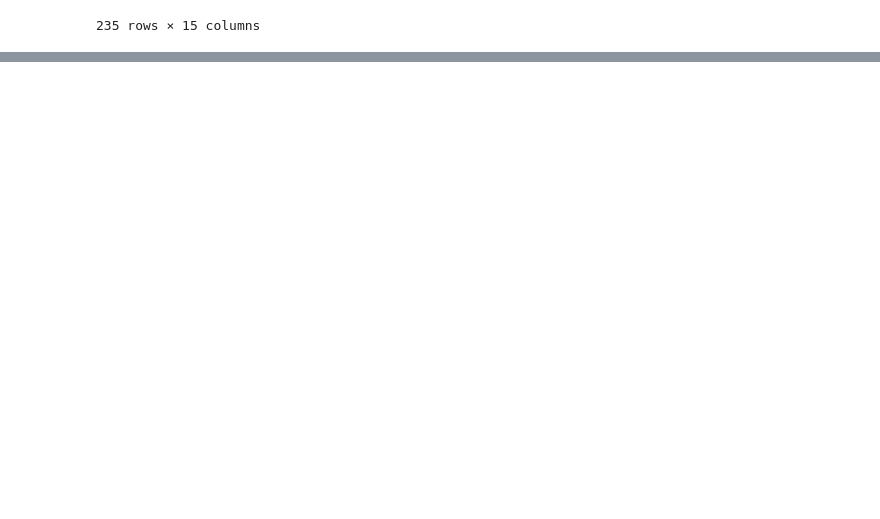
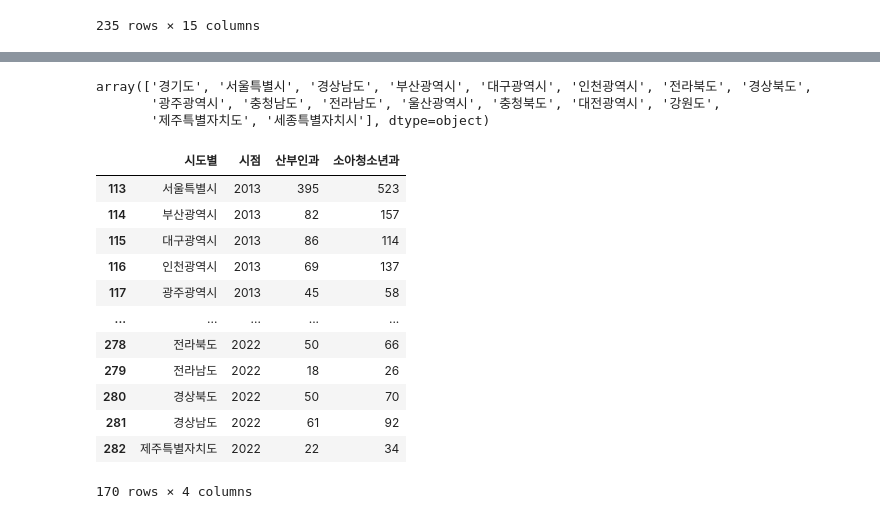
Before and after one commit to vxornjs11/Pytone_Flutter, a Jupyter notebook: Note/00. First 취합.ipynb, the cells around one changed output, grey strips where cells are left out. Saved outputs shown, nothing was run; the diff lists cells and outputs as text; code cells hidden in the pictures; blank space fills up the shorter version.

```diff
--- a/Note/00. First 취합.ipynb
+++ b/Note/00. First 취합.ipynb
@@ -266,0 +305,6 @@ df3[[ '년도','시도별', '총 인구_y', '남성 인구_y', '여성 인구_y'
+# %%
+total['시도'].unique()
+# %% [output]
+array(['경기도', '서울특별시', '경상남도', '부산광역시', '대구광역시', '인천광역시', '전라북도', '경상북도',
+       '광주광역시', '충청남도', '전라남도', '울산광역시', '충청북도', '대전광역시', '강원도',
+       '제주특별자치도', '세종특별자치시'], dtype=object)
@@ -266,0 +316,16 @@ df3[[ '년도','시도별', '총 인구_y', '남성 인구_y', '여성 인구_y'
+# %%
+obgyn
+# %% [output]
+|  | 시도별 | 시점 | 산부인과 | 소아청소년과 |
+| 113 | 서울특별시 | 2013 | 395 | 523 |
+| 114 | 부산광역시 | 2013 | 82 | 157 |
+| 115 | 대구광역시 | 2013 | 86 | 114 |
+| 116 | 인천광역시 | 2013 | 69 | 137 |
+| 117 | 광주광역시 | 2013 | 45 | 58 |
+| ... | ... | ... | ... | ... |
+| 278 | 전라북도 | 2022 | 50 | 66 |
+| 279 | 전라남도 | 2022 | 18 | 26 |
+| 280 | 경상북도 | 2022 | 50 | 70 |
+| 281 | 경상남도 | 2022 | 61 | 92 |
+| 282 | 제주특별자치도 | 2022 | 22 | 34 |
+170 rows × 4 columns
```
Also changed, not shown: parts of 16 cells of this notebook, 3 other files.
